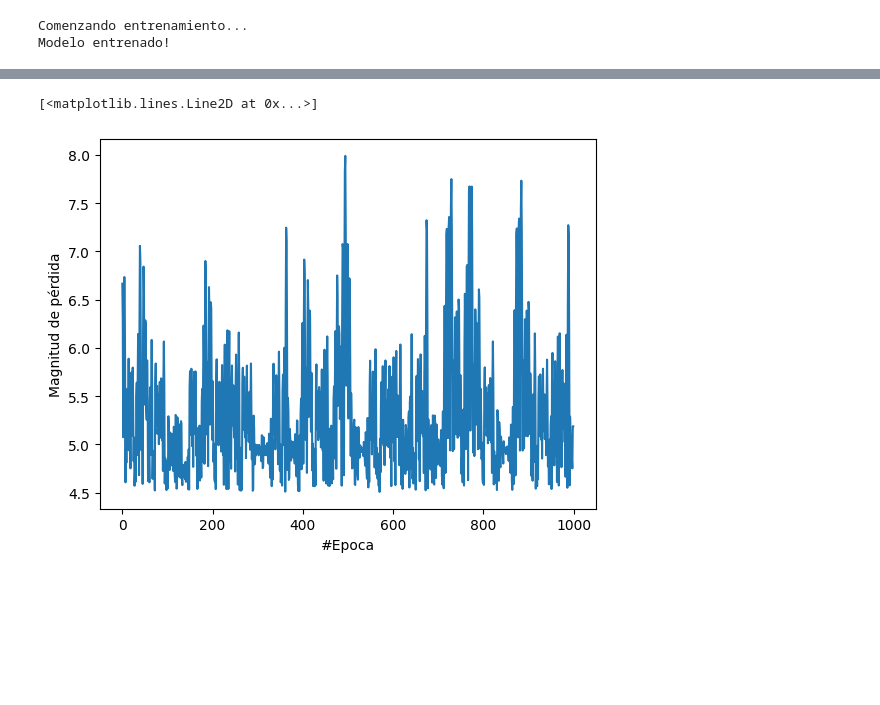
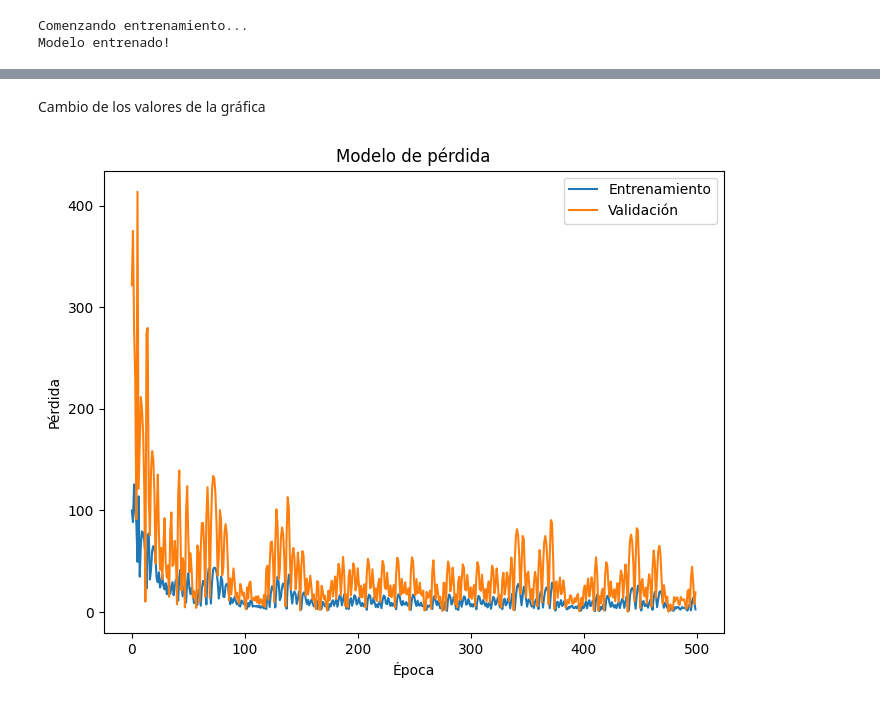
Before and after one commit to Durruuti/Red_neuronal_python-tensorfflow, a Jupyter notebook: miprimeraredneuronal.ipynb, the cells around one changed output, grey strips where cells are left out. Saved outputs shown, nothing was run; the diff lists cells and outputs as text; code cells hidden in the pictures; blank space fills up the shorter version.

```diff
--- a/miprimeraredneuronal.ipynb
+++ b/miprimeraredneuronal.ipynb
@@ -9,7 +11,7 @@ celsius = np.array([-40, -30, -20, -10, 0, 10, 20, 30, 40, 50], dtype=float)
 fahrenheit = (celsius * 1.8) + 32
 # %%
 # Dividir el dataset en conjunto de entrenamiento y conjunto de prueba
-train_celsius = celsius[:8]
-train_fahrenheit = fahrenheit[:8]
-test_celsius = celsius[8:]
-test_fahrenheit = fahrenheit[8:]
+train_celsius = celsius[:15]
+train_fahrenheit = fahrenheit[:15]
+test_celsius = celsius[15:]
+test_fahrenheit = fahrenheit[15:]
@@ -16,7 +22,8 @@ test_fahrenheit = fahrenheit[8:]
 # %%
 # Definir el modelo
 modelo = tf.keras.Sequential([
-    tf.keras.layers.Dense(units=4, input_shape=[1], activation='relu'),
-    tf.keras.layers.Dense(units=4, activation='relu'),
-    tf.keras.layers.Dense(units=1)
+    tf.keras.layers.Dense(units=32, input_shape=[1], activation='relu', kernel_regularizer=tf.keras.regularizers.l2(0.01)),
+    tf.keras.layers.Dense(units=64, activation='relu', kernel_regularizer=tf.keras.regularizers.l2(0.01)),
+    tf.keras.layers.Dense(units=64, activation='relu', kernel_regularizer=tf.keras.regularizers.l2(0.01)),
+    tf.keras.layers.Dense(units=1, kernel_regularizer=tf.keras.regularizers.l2(0.01))
 ])
@@ -23,6 +32,6 @@ modelo = tf.keras.Sequential([
 # %%
-# Compilar el modelo
 modelo.compile(
     optimizer=tf.keras.optimizers.Adam(0.1),
-    loss='mean_absolute_error'
+    loss='mean_absolute_error',
+    metrics=['mean_squared_error']
 )
@@ -29,7 +42,7 @@ modelo.compile(
 # %%
 # Entrenar el modelo
 print("Comenzando entrenamiento...")
-historial = modelo.fit(train_celsius, train_fahrenheit, epochs=1000, verbose=False)
+historial = modelo.fit(train_celsius, train_fahrenheit, epochs=500, verbose=False, validation_data=(test_celsius, test_fahrenheit))
 print("Modelo entrenado!")
 # %% [output]
 Comenzando entrenamiento...
@@ -51,11 +66,17 @@ El resultado es: 68.021286 fahrenheit
+# %% [markdown]
+Cambio de los valores de la gráfica
 # %%
 # Graficar la evolución de la pérdida durante el entrenamiento
-plt.xlabel("#Epoca")
-plt.ylabel("Magnitud de pérdida")
-plt.plot(historial.history["loss"])
+plt.figure(figsize=(8, 6))
+plt.plot(historial.history['loss'])
+plt.plot(historial.history['val_loss'])
+plt.title('Modelo de pérdida')
+plt.ylabel('Pérdida')
+plt.xlabel('Época')
+plt.legend(['Entrenamiento', 'Validación'], loc='upper right')
+plt.show()
 # %% [output]
-[<matplotlib.lines.Line2D at 0x...>]
-[figure, old version]
+[figure, new version]
 # %%
 # Imprimir las variables internas del modelo
 for capa in modelo.layers:
```
Also changed, not shown: parts of 10 cells of this notebook.
